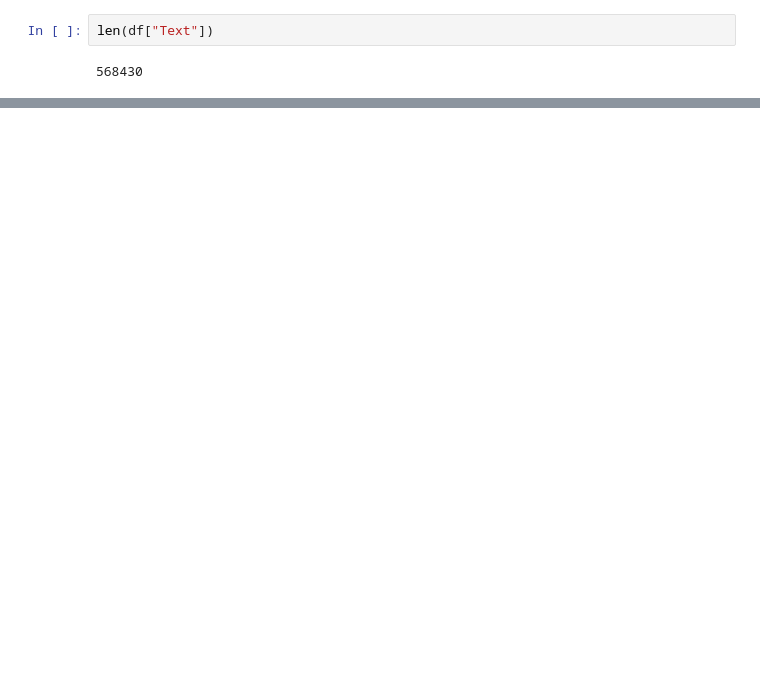
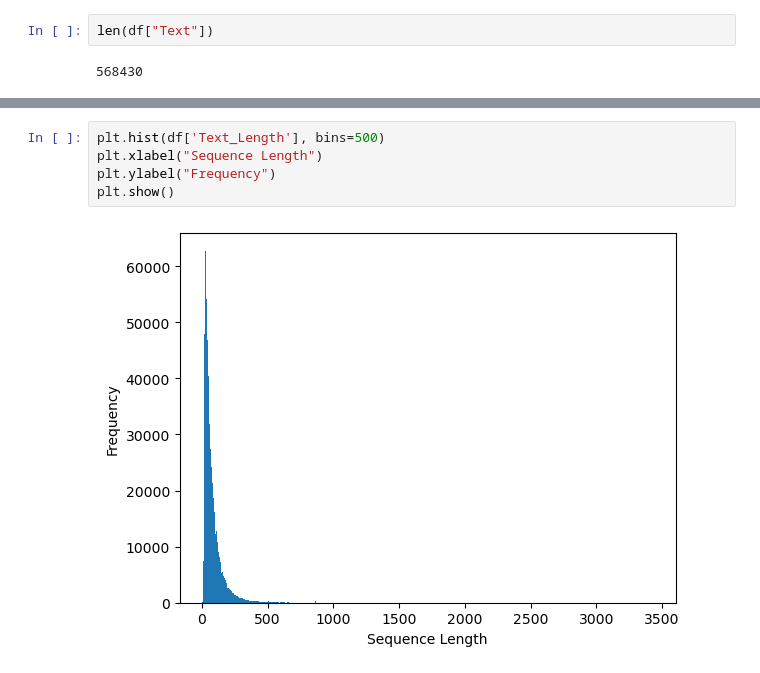
Before and after one commit to AnoopCA/Amazon-Review-Sentiment-Analysis-System, a Jupyter notebook: preprocess.ipynb, the cells around one changed output, grey strips where cells are left out. Cells and saved outputs as stored; diff of their text form; blank space fills up the shorter version.

```diff
--- a/preprocess.ipynb
+++ b/preprocess.ipynb
@@ -40,0 +44,7 @@ array([5, 1, 4, 2, 3], dtype=int64)
+# %%
+plt.hist(df['Text_Length'], bins=500)
+plt.xlabel("Sequence Length")
+plt.ylabel("Frequency")
+plt.show()
+# %% [output]
+[figure, added]
```
Also changed, not shown: parts of 17 cells of this notebook, 3 other files.
